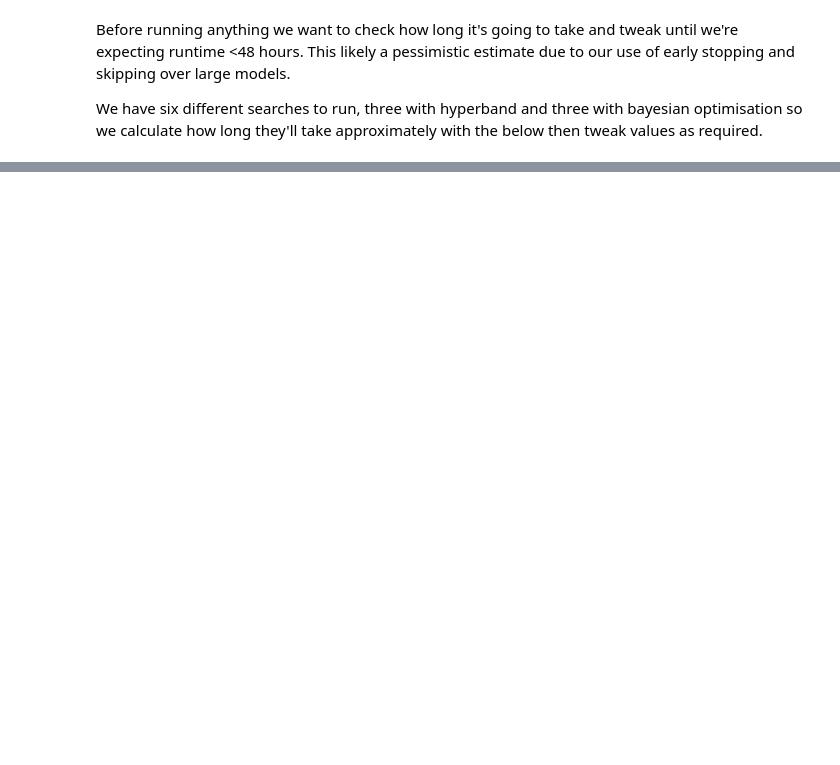
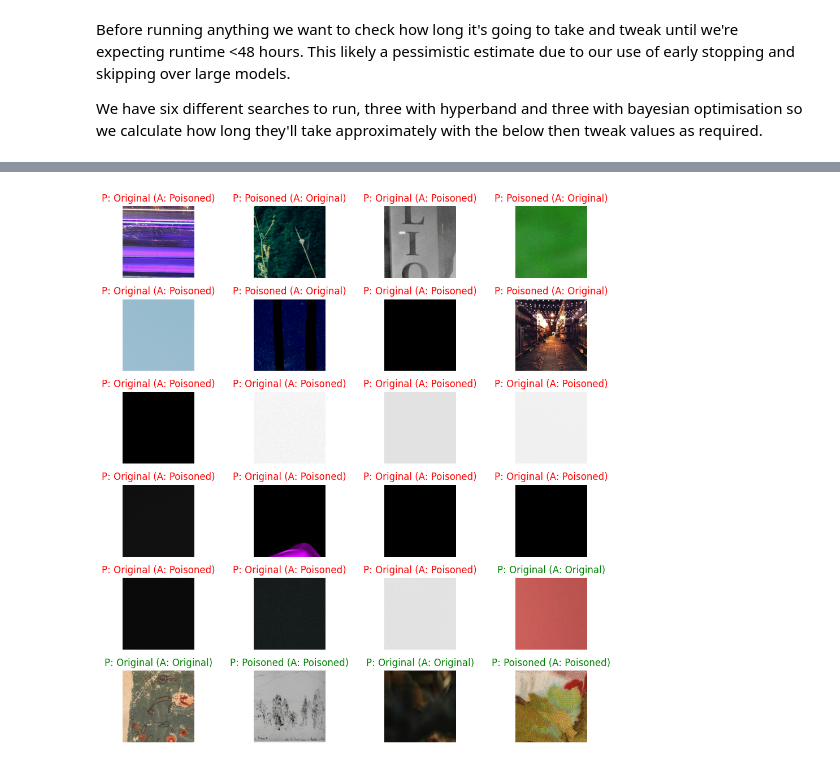
Before and after one commit to nihil5320/poisoned-sample-detection, a Jupyter notebook: run_trials.ipynb, the cells around one changed output, grey strips where cells are left out. Cells and saved outputs as stored; diff of their text form; code cells hidden in the pictures; blank space fills up the shorter version.

Commit message:
Commit for TMA03, still to complete model pruning and export to ONNX.

```diff
--- a/run_trials.ipynb
+++ b/run_trials.ipynb
@@ -128,16 +139,16 @@ Now let's load and take a peek at our results. Whilst doing this we'll get the b
 # %%
 # load the results and set up a dict to store the best from each trial
 results = load_hp_searches(load_folder='results/search_results/',metric='val_accuracy')
-best_results = {}
+best_results = {results[0]['optimiser_name']: results[0]}
 
-# now iterate over the results, this will be in best -> worst order so we can populate best_results as we go
+# commenting out the part below as might want to use in future to experiment with results with different optimiser
 print('Make sure we have all the results loaded:')
 for result in results:
-    if result['trial'] not in best_results.keys():
-        best_results.update({result['trial']:result})
-    print(f"{result['trial']}, {result['val_accuracy']}")
+    #if result['optimiser_name'] not in best_results.keys():
+    #    best_results.update({result['optimiser_name']:result})
+    print(f"{result['optimiser_name']}, {result['val_accuracy']}")
 
-# print out the best_results for each trial
-print('\nBest result for each trial:')
+# make sure we loaded the best one OK
+print('\nBest result:')
 for k,v in best_results.items():
-    print(k,v['val_accuracy'])
+    print(f"{k}: {v}")
@@ -188,27 +218,24 @@ training_results = {}
 
 for trial_name, trial_data in best_results.items():
     # load the dataset and create the model
-    ds, model = load_from_trial(trial_data)
     if not (os.path.exists(f'results/models/{trial_name}/{trial_name}.keras') and os.path.exists(f'results/models/{trial_name}/{trial_name}_history.json')):
-        # this time we're not going to stop early, we'll train each model to 40 epochs and save the best checkpoint
+        model = load_from_trial(trial_data)
+        # this time we're not going to stop early
+        # but we will try and lower the learning rate when it stops improving to see if he we can settle into a better minimum
         callbacks = [
-            tf.keras.callbacks.ModelCheckpoint(
-                f'results/models/{trial_name}/{trial_name}.keras',
-                monitor='val_loss',
-                mode='min',
-                save_best_only=True
-            ),
-            #tf.keras.callbacks.ReduceLROnPlateau(monitor='val_loss', factor=0.25, patience=5)
+            tf.keras.callbacks.ReduceLROnPlateau(monitor='val_loss', factor=0.5, patience=5, min_delta=1e-3),
+            tf.keras.callbacks.ModelCheckpoint(f'results/models/{trial_name}/{trial_name}.keras', monitor='val_loss', mode='min', save_best_only=True)
         ]
-        # train the model and save the history, we'll set the max epochs such that early stopping should kick in
+        # train the model and save the history, we'll set the max epochs such that ReduceLROnPlateau should kick in
         history = model.fit(
             ds['train'],
             epochs=40,
-            verbose=0,
+            verbose=1,
             callbacks=callbacks,
             validation_data=ds['validation'],
         ).history
-        #now save the history
+        # now save the history, removing lr as we don't want it and json library doesn't seem to like serialising it (presuming needs conversion to str)
+        del history["lr"]
         json.dump(history, open(f'results/models/{trial_name}/{trial_name}_history.json', 'w'), indent="\t")
     else:
         print(f'\nModel_{trial_name} already exists, proceeding to load model and history from file.\n')
@@ -230,8 +294,10 @@ json.dump(training_results, open('results/training_results.json', 'w'), indent="
 # %%
 # now for each trial in best results reload the model and display some predictions
 for trial_name, trial_data in best_results.items():
-    # we don't actually need to reload the model here... need to fix in refactor
-    ds, model = load_from_trial(trial_data)
     # reload the model and history (or load if the directory already existed) from checkpoint
     model = tf.keras.models.load_model(f'results/models/{trial_name}/{trial_name}.keras')
-    show_incorrect_predictions(model, ds['test'], class_map)
+    show_incorrect_predictions(model, ds['test'], class_map, grid_shape=(6, 4))
+    # once done we can save for export
+    tf.keras.models.save_model(model, 'results/models/export/to_export.keras')
+# %% [output]
+[figure, added]
```
Also changed, not shown: parts of 14 cells of this notebook, 13 other files.
